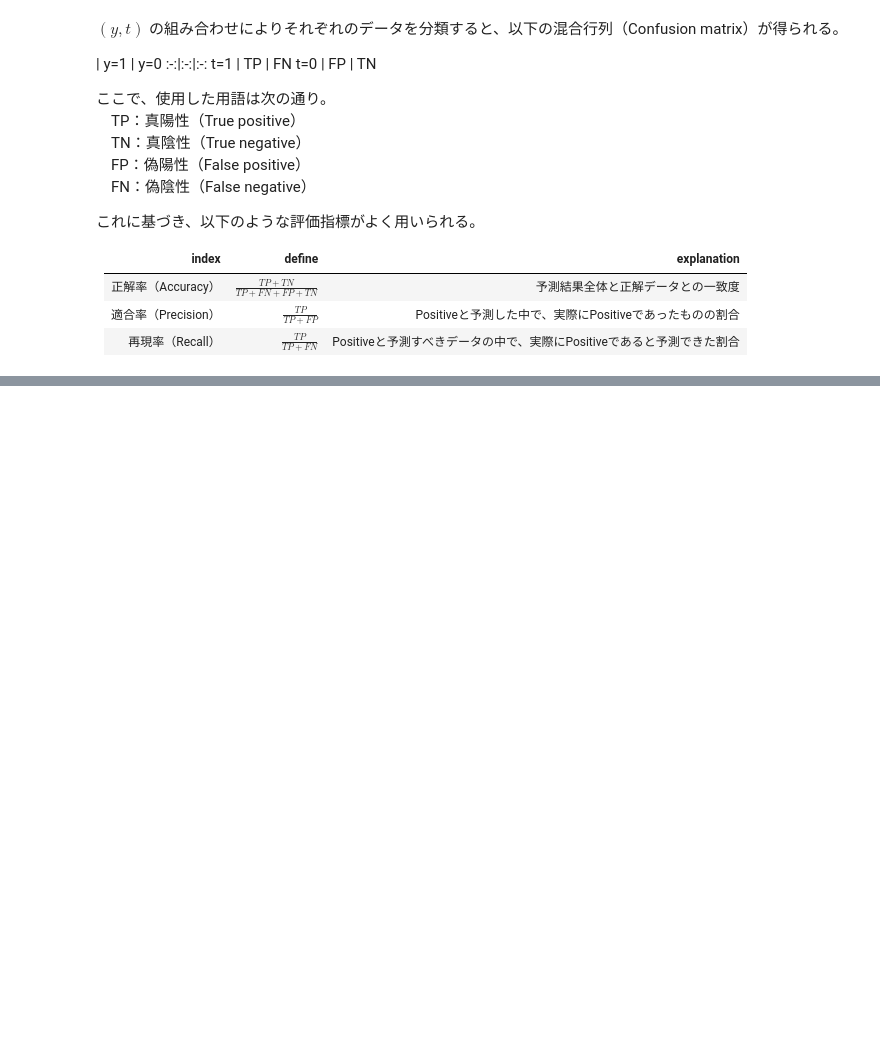
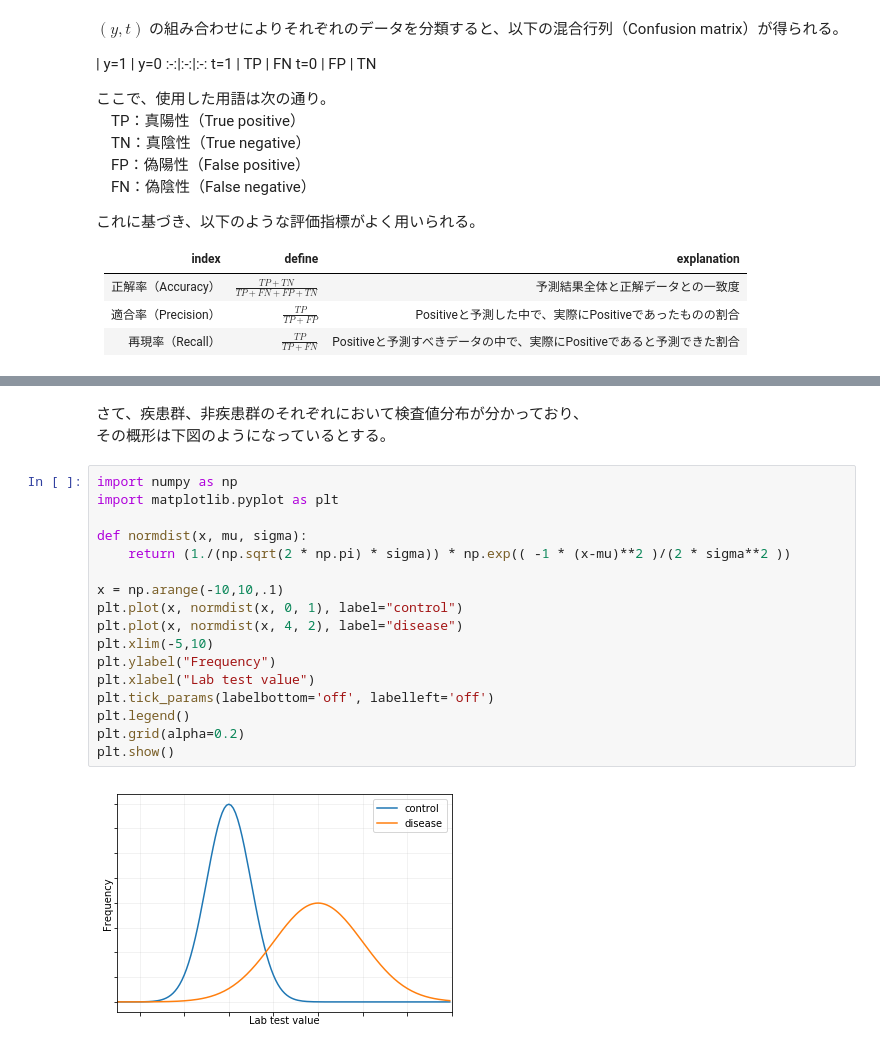
Before and after one commit to YouheiKomakine/pytorch-code-examples, a Jupyter notebook: Syoukai_DeepLearning_2.ipynb, the cells around one changed output, grey strips where cells are left out. Drawn from its saved outputs; the diff is of its cells as text; blank space fills up the shorter version.

Commit message:
Add explanation about ROC curve

```diff
--- a/Syoukai_DeepLearning_2.ipynb
+++ b/Syoukai_DeepLearning_2.ipynb
@@ -610,0 +639,22 @@ index | define | explanation
+# %% [markdown]
+さて、疾患群、非疾患群のそれぞれにおいて検査値分布が分かっており、
+その概形は下図のようになっているとする。
+# %%
+import numpy as np
+import matplotlib.pyplot as plt
+
+def normdist(x, mu, sigma):
+    return (1./(np.sqrt(2 * np.pi) * sigma)) * np.exp(( -1 * (x-mu)**2 )/(2 * sigma**2 ))
+
+x = np.arange(-10,10,.1)
+plt.plot(x, normdist(x, 0, 1), label="control")
+plt.plot(x, normdist(x, 4, 2), label="disease")
+plt.xlim(-5,10)
+plt.ylabel("Frequency")
+plt.xlabel("Lab test value")
+plt.tick_params(labelbottom='off', labelleft='off')
+plt.legend()
+plt.grid(alpha=0.2)
+plt.show()
+# %% [output]
+[figure, added]
```
Also changed, not shown: parts of 11 cells of this notebook.
